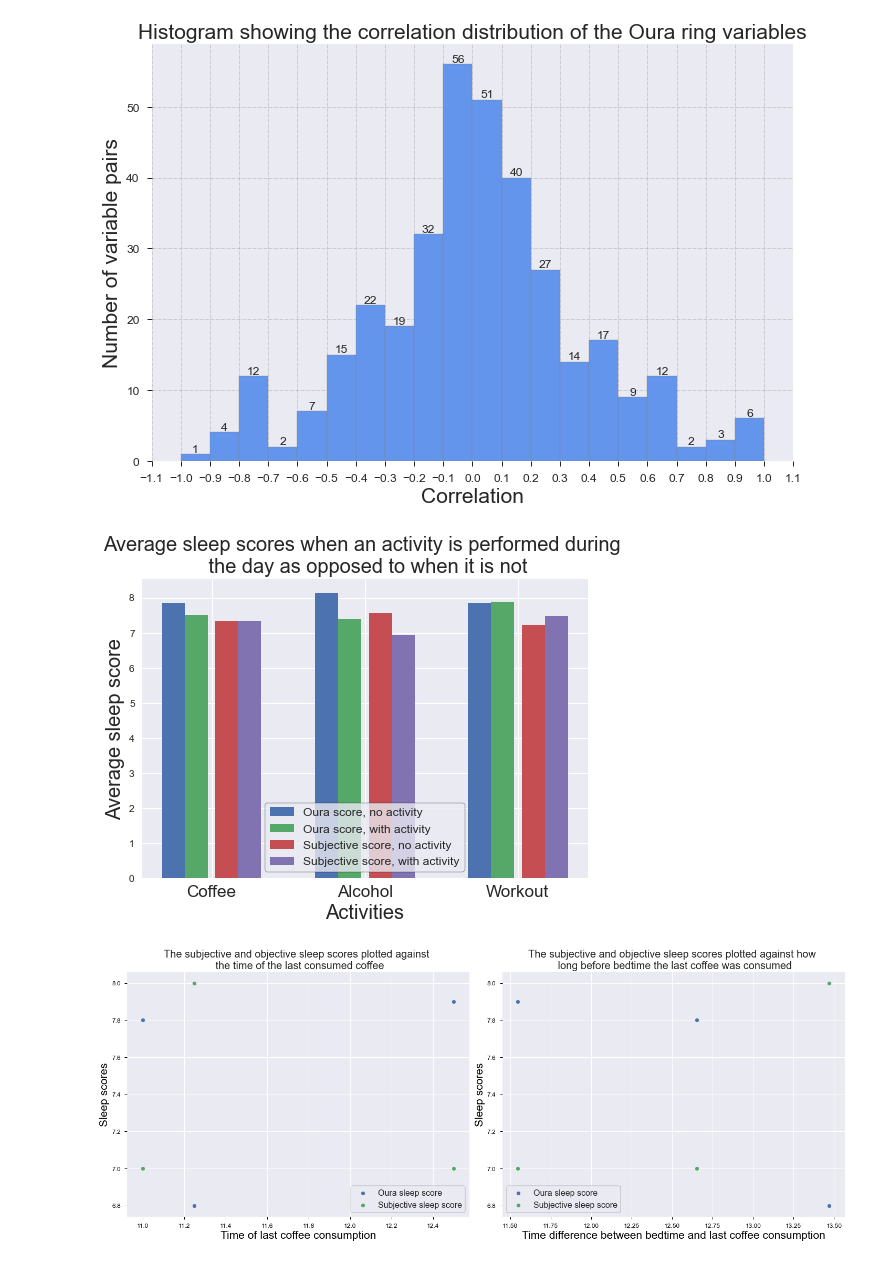
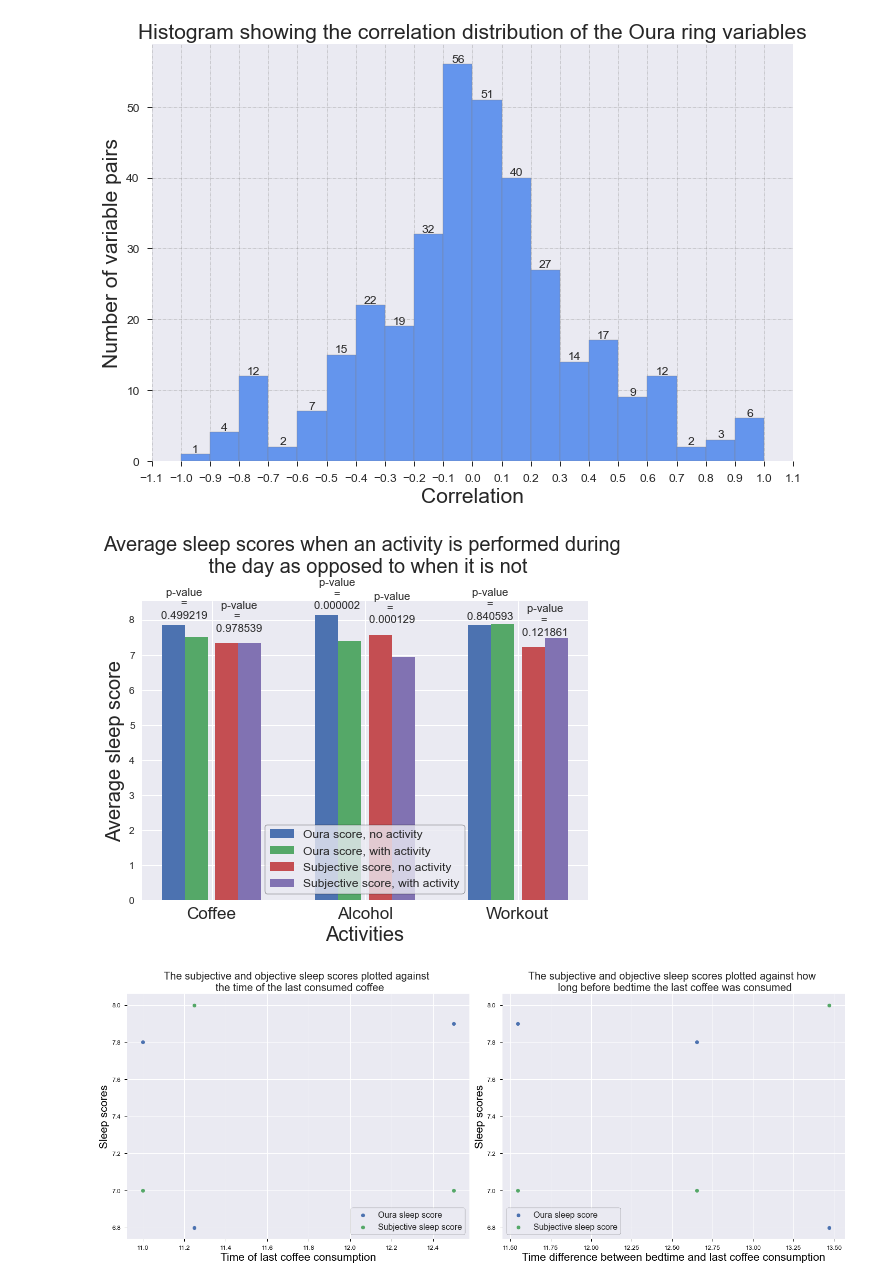
Before and after one commit to thalianajjar/internship_code, a Jupyter notebook: data_visualization.ipynb, the cells around one changed output. Cells and saved outputs as stored; diff of their text form; code cells hidden in the pictures.

Commit message:
added p-values to bar plot

```diff
--- a/data_visualization.ipynb
+++ b/data_visualization.ipynb
@@ -146,12 +210,15 @@ def plot_activities_effect(df):
     # Compute the average Oura sleep scores to be plotted
     average_no_coffee = average(df[pd.isna(df['coffee_time'])].score)
     average_coffee = average(df[~(pd.isna(df['coffee_time']))].score)
+    t_coffee=stats.ttest_ind(df[pd.isna(df['coffee_time'])].score, df[~(pd.isna(df['coffee_time']))].score)
 
     average_no_alcohol = average(df[pd.isna(df['alcohol_time'])].score)
     average_alcohol = average(df[~(pd.isna(df['alcohol_time']))].score)
+    t_alcohol=stats.ttest_ind(df[pd.isna(df['alcohol_time'])].score, df[~(pd.isna(df['alcohol_time']))].score)
 
     average_no_workout = average(df[pd.isna(df['workout_time'])].score)
     average_workout = average(df[~(pd.isna(df['workout_time']))].score)
+    t_workout=stats.ttest_ind(df[pd.isna(df['workout_time'])].score, df[~(pd.isna(df['workout_time']))].score)
 
     # average_no_stress_relief = average(df[pd.isna(df['stress_relief_time'])].score)
     # average_stress_relief = average(df[~(pd.isna(df['stress_relief_time']))].score)
@@ -161,37 +228,45 @@ def plot_activities_effect(df):
 
     y_absent = [average_no_coffee, average_no_alcohol, average_no_workout]
     y_present = [average_coffee, average_alcohol, average_workout]
+    p_values = [t_coffee[1], t_alcohol[1], t_workout[1]]
 
     # Compute the average subjective sleep scores to be plotted
     sub_average_no_coffee = average(df[pd.isna(df['coffee_time'])].subjective_sleep_score)
     sub_average_coffee = average(df[~(pd.isna(df['coffee_time']))].subjective_sleep_score)
+    t_sub_coffee=stats.ttest_ind(df[pd.isna(df['coffee_time'])].subjective_sleep_score, df[~(pd.isna(df['coffee_time']))].subjective_sleep_score)
 
     sub_average_no_alcohol = average(df[pd.isna(df['alcohol_time'])].subjective_sleep_score)
     sub_average_alcohol = average(df[~(pd.isna(df['alcohol_time']))].subjective_sleep_score)
+    t_sub_alcohol=stats.ttest_ind(df[pd.isna(df['alcohol_time'])].subjective_sleep_score, df[~(pd.isna(df['alcohol_time']))].subjective_sleep_score)
 
     sub_average_no_workout = average(df[pd.isna(df['workout_time'])].subjective_sleep_score)
     sub_average_workout = average(df[~(pd.isna(df['workout_time']))].subjective_sleep_score)
+    t_sub_workout=stats.ttest_ind(df[pd.isna(df['workout_time'])].subjective_sleep_score, df[~(pd.isna(df['workout_time']))].subjective_sleep_score)
 
     y_absent_sub = [sub_average_no_coffee, sub_average_no_alcohol, sub_average_no_workout]
     y_present_sub = [sub_average_coffee, sub_average_alcohol, sub_average_workout]
+    p_sub_values = [t_sub_coffee[1], t_sub_alcohol[1], t_sub_workout[1]]
 
     X_axis = np.arange(len(X))
 
-    plt.bar(X_axis - 0.25, y_absent, 0.15, label = 'Oura score, no activity')
+    p1 = plt.bar(X_axis - 0.25, y_absent, 0.15, label = 'Oura score, no activity')
     plt.bar(X_axis - 0.10, y_present, 0.15, label = 'Oura score, with activity')
-    plt.bar(X_axis + 0.10, y_absent_sub, 0.15, label = 'Subjective score, no activity')
+    p2 = plt.bar(X_axis + 0.10, y_absent_sub, 0.15, label = 'Subjective score, no activity')
     plt.bar(X_axis + 0.25, y_present_sub, 0.15, label = 'Subjective score, with activity')
+
+    plt.bar_label(p1, ['       ' + 'p-value\n' + '       ' + '=\n' + '       ' + '%.6f' % p for p in p_values], padding=4, fontsize=11)
+    plt.bar_label(p2, ['        ' + 'p-value\n' + '       ' + '=\n' + '        ' + '%.6f' % p for p in p_sub_values], padding=10, fontsize=11)
 
     plt.xticks(X_axis, X, fontsize=17)
     plt.xlabel("Activities", fontsize=20)
     plt.ylabel("Average sleep score", fontsize=20)
-    plt.title("Average sleep scores when an activity is performed during \n the day as opposed to when it is not", fontsize=20)
+    plt.title("Average sleep scores when an activity is performed during \n the day as opposed to when it is not\n", fontsize=20)
     plt.legend(prop={'size': 12}, frameon=True, loc="best").get_frame().set_edgecolor('k')
     plt.show()
 
 plot_activities_effect(df)
 # %% [output]
-[figure, old version]
+[figure, new version]
 # %%
 # Plot the sleep scores as a function of the time of the last coffee consumption
 def plot_coffee_times(df):
```
Also changed, not shown: parts of 2 cells of this notebook.
